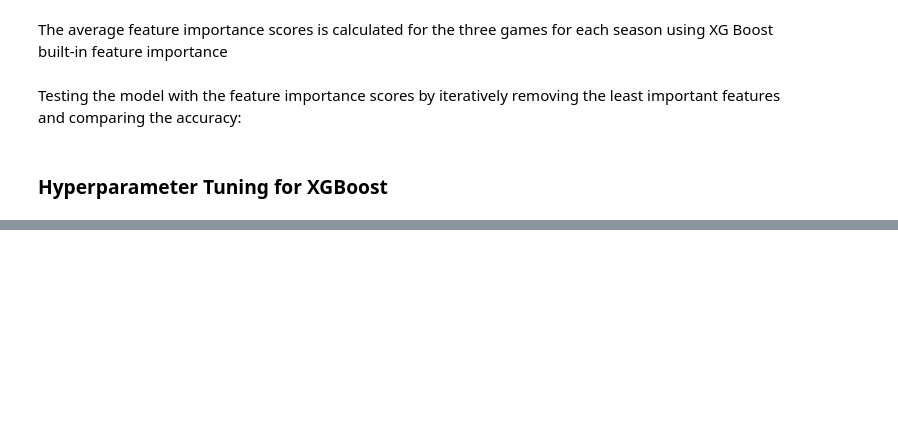
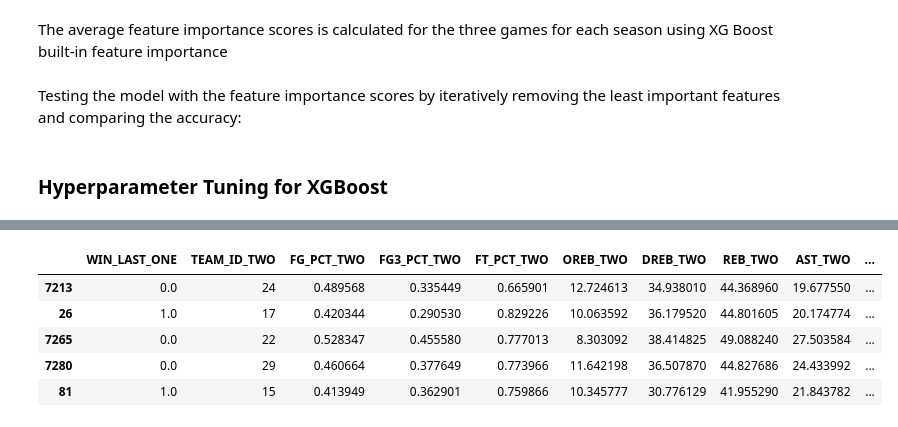
Before and after one commit to tanmbillawala/nba_game_predictor, a Jupyter notebook: CMPE257Project.ipynb, the cells around one changed output, grey strips where cells are left out. Drawn from its saved outputs; the diff is of its cells as text; code cells hidden in the pictures; blank space fills up the shorter version.

```diff
--- a/CMPE257Project.ipynb
+++ b/CMPE257Project.ipynb
@@ -1030,0 +1128,5 @@ for i in top_five_models :
+# %%
+first_test_season = all_stats_cleaned['SEASON_YEAR'].max() - 4
+last_test_season =  all_stats_cleaned['SEASON_YEAR'].max()
+test_set = all_stats_cleaned[all_stats_cleaned['SEASON_YEAR'] >= first_test_season]['GAME_DATE'].unique()
+train_set = all_stats_cleaned[all_stats_cleaned['SEASON_YEAR'] >= first_test_season - 5]['GAME_DATE'].unique()
@@ -1030,0 +1137,2 @@ for i in top_five_models :
+# %%
+df_model = pred_training_set(model_training_set, first_test_season - time_horizon, last_test_season)
@@ -1034,0 +1177,15 @@ print("Score:", correct / games)
+# %%
+df_model = df_model[df_rolling.columns]
+# %%
+df_model = df_model.sort_values(by = ['TEAM_ID_ONE', 'GAME_DATE'])
+df_rolling_part = df_rolling[df_rolling['SEASON_YEAR'].between(2014, 2023)].sort_values(by = ['TEAM_ID_ONE', 'GAME_DATE'])
+combined_stats_part = combined_stats[combined_stats['SEASON_YEAR'].between(2014, 2023)].sort_values(by = ['TEAM_ID_ONE', 'GAME_DATE'])
+# %%
+df_model.iloc[:5, 20:]
+# %% [output]
+|  | WIN_LAST_ONE | TEAM_ID_TWO | FG_PCT_TWO | FG3_PCT_TWO | FT_PCT_TWO | OREB_TWO | DREB_TWO | REB_TWO | AST_TWO | ... |
+| 7213 | 0.0 | 24 | 0.489568 | 0.335449 | 0.665901 | 12.724613 | 34.938010 | 44.368960 | 19.677550 | ... |
+| 26 | 1.0 | 17 | 0.420344 | 0.290530 | 0.829226 | 10.063592 | 36.179520 | 44.801605 | 20.174774 | ... |
+| 7265 | 0.0 | 22 | 0.528347 | 0.455580 | 0.777013 | 8.303092 | 38.414825 | 49.088240 | 27.503584 | ... |
+| 7280 | 0.0 | 29 | 0.460664 | 0.377649 | 0.773966 | 11.642198 | 36.507870 | 44.827686 | 24.433992 | ... |
+| 81 | 1.0 | 15 | 0.413949 | 0.362901 | 0.759866 | 10.345777 | 30.776129 | 41.955290 | 21.843782 | ... |
```
Also changed, not shown: parts of 79 cells of this notebook, 2 other files.
